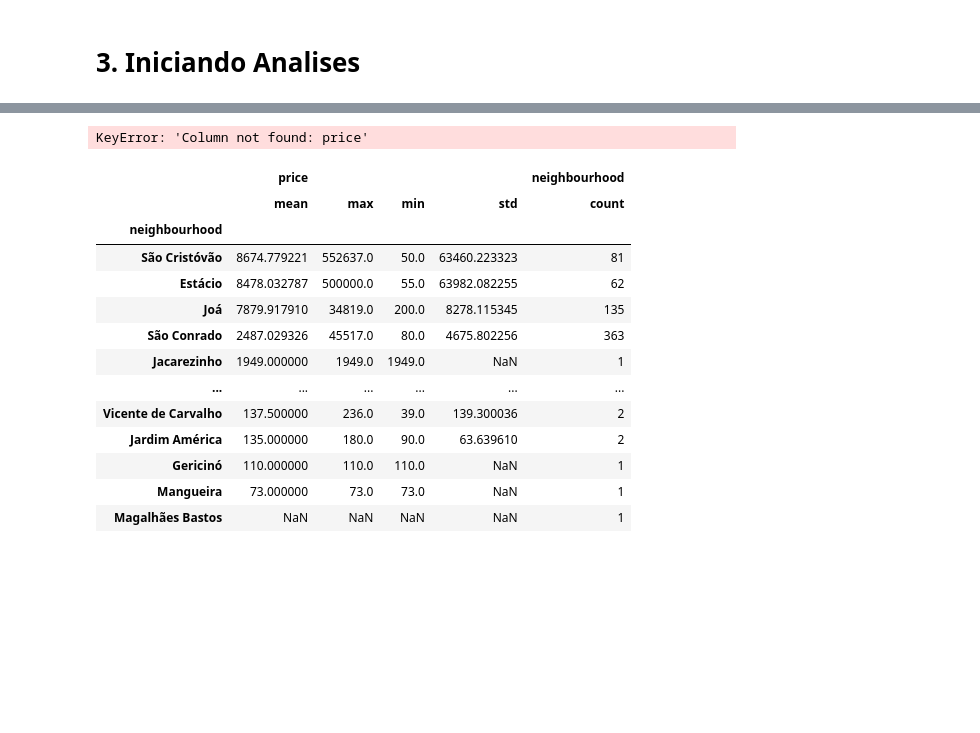
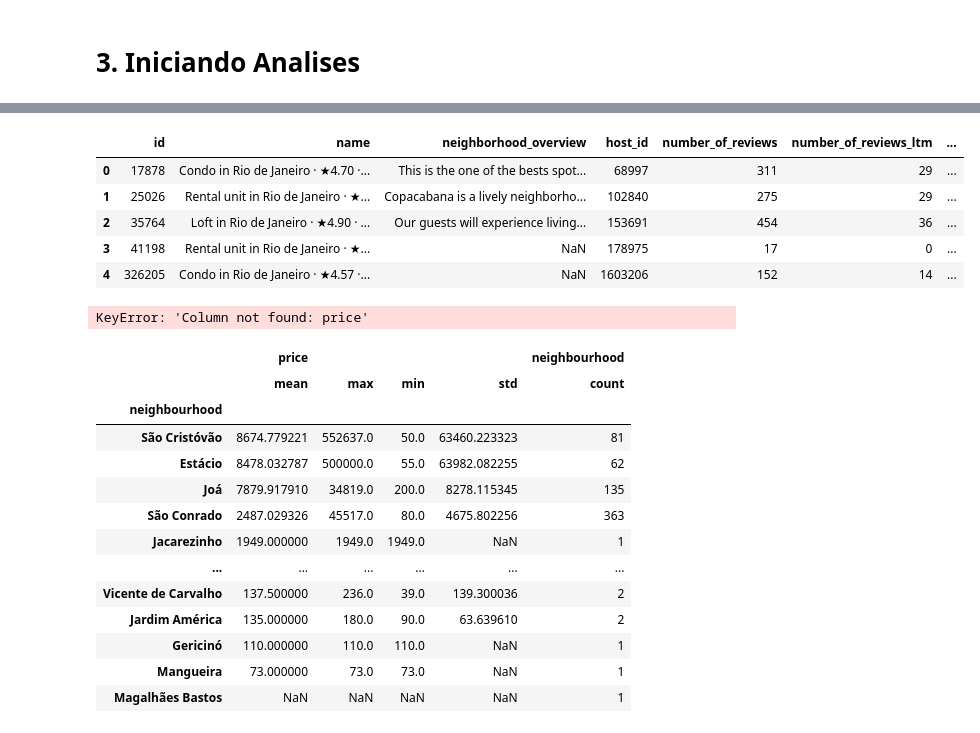
Before and after one commit to gnlins/GitSantander2024_2, a Jupyter notebook: airbnb.ipynb, the cells around one changed output, grey strips where cells are left out. Saved outputs shown, nothing was run; the diff lists cells and outputs as text; code cells hidden in the pictures; blank space fills up the shorter version.

```diff
--- a/airbnb.ipynb
+++ b/airbnb.ipynb
@@ -26,3 +160,12 @@ listings_csv = listings_csv_small[['neighbourhood']]
+# %%
+listings_csv_full[filtro].head()
+# %% [output]
+|  | id | name | neighborhood_overview | host_id | number_of_reviews | number_of_reviews_ltm | ... |
+| 0 | 17878 | Condo in Rio de Janeiro · ★4.70 ·... | This is the one of the bests spot... | 68997 | 311 | 29 | ... |
+| 1 | 25026 | Rental unit in Rio de Janeiro · ★... | Copacabana is a lively neighborho... | 102840 | 275 | 29 | ... |
+| 2 | 35764 | Loft in Rio de Janeiro · ★4.90 · ... | Our guests will experience living... | 153691 | 454 | 36 | ... |
+| 3 | 41198 | Rental unit in Rio de Janeiro · ★... | NaN | 178975 | 17 | 0 | ... |
+| 4 | 326205 | Condo in Rio de Janeiro · ★4.57 ·... | NaN | 1603206 | 152 | 14 | ... |
 # %%
 media_por_bairro = listings_csv_small.groupby('neighbourhood')['price'].mean().sort_values(ascending=False)
 # %% [output]
```
Also changed, not shown: parts of 16 cells of this notebook.
